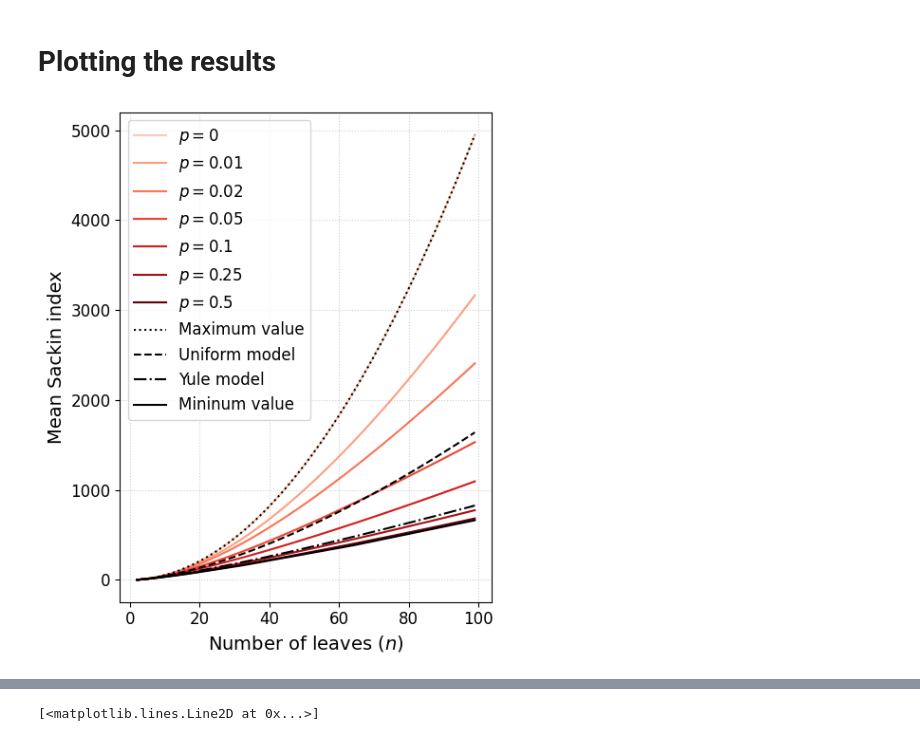
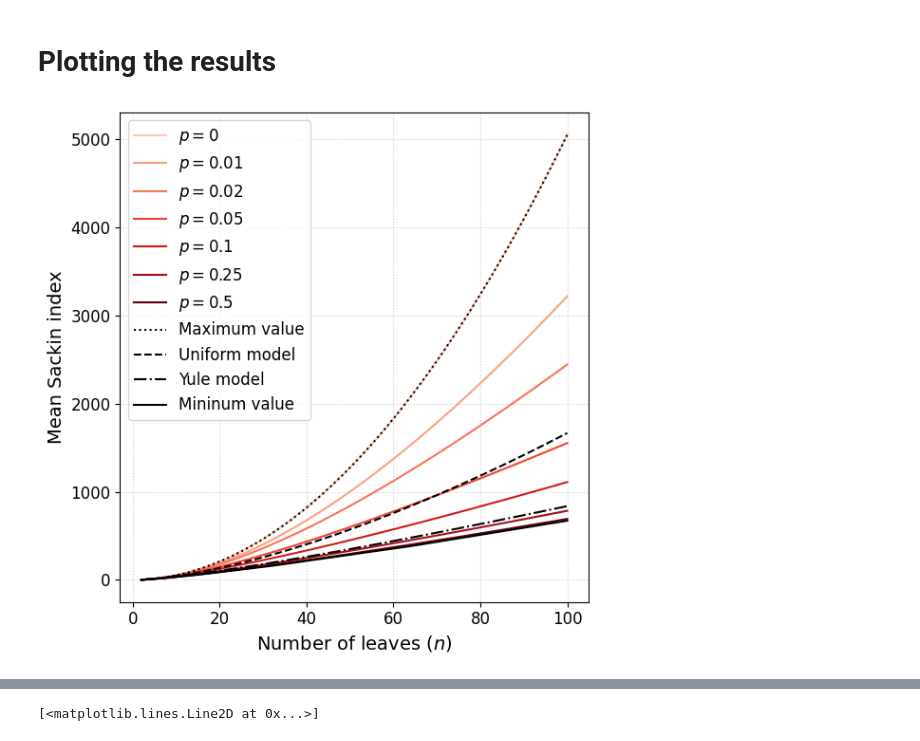
Before and after one commit to dbauman18/biased_speciation_calculation, a Jupyter notebook: biased_speciation.ipynb, the cells around one changed output, grey strips where cells are left out. Drawn from its saved outputs; the diff is of its cells as text; code cells hidden in the pictures.

Commit message:
changed plot dimensions

```diff
--- a/biased_speciation.ipynb
+++ b/biased_speciation.ipynb
@@ -75,10 +75,10 @@ def sackin_mean_beta(n, a, b):
 # %% [markdown]
 # Plotting the results
 # %%
-plt.figure(figsize=(5, 6))
+plt.figure(figsize=(6,6))
 
 # Data range
-N = range(2, 100)
+N = range(2, 100 + 1)
 
 
 
@@ -100,34 +100,34 @@ for prob, color in zip(p, colors):
 plt.plot(N, [max_sackin(n) for n in N],
          label="Maximum value", linestyle=':', color='black', alpha=1, linewidth=1.5)
 plt.plot(N, [sackin_uniform(n) for n in N],
          label="Uniform model", linestyle='--', color='black', alpha=1, linewidth=1.5)
 plt.plot(N, [sackin_yule(n) for n in N],
          label="Yule model", linestyle='-.', color='black', alpha=1, linewidth=1.5)
 plt.plot(N, [min_sackin(n) for n in N],
          label="Mininum value", linestyle='-', color='black', alpha=1, linewidth=1.5)
 
 # Labels and title
 plt.xlabel("Number of leaves ($n$)", fontsize=14)
 plt.ylabel("Mean Sackin index", fontsize=14)
 # plt.title(r"Mean Sackin index under biased speciation model with split distribution $\lambda \sim p$", fontsize=16)
 
 # Fontsize of axis ticks
 plt.xticks(fontsize=12)
 plt.yticks(fontsize=12)
 
 
 # Legend only for reference lines
 plt.legend(fontsize=12, loc="upper left")
 
 # Grid and layout
 plt.grid(True, linestyle=":", alpha=0.6)
 plt.tight_layout()
 
 # Save and show
 plt.savefig("./plots/sackin_biased_speciation_constant_p.png", dpi=300)
 plt.show()
 # %% [output]
-[figure, old version]
+[figure, new version]
 # %%
 # N = [2, 4, 8, 16, 32, 64, 128, 256, 512, 1024, 2048, 4096, 8192]
 
```
Also changed, not shown: parts of 8 cells of this notebook, 7 other files.
